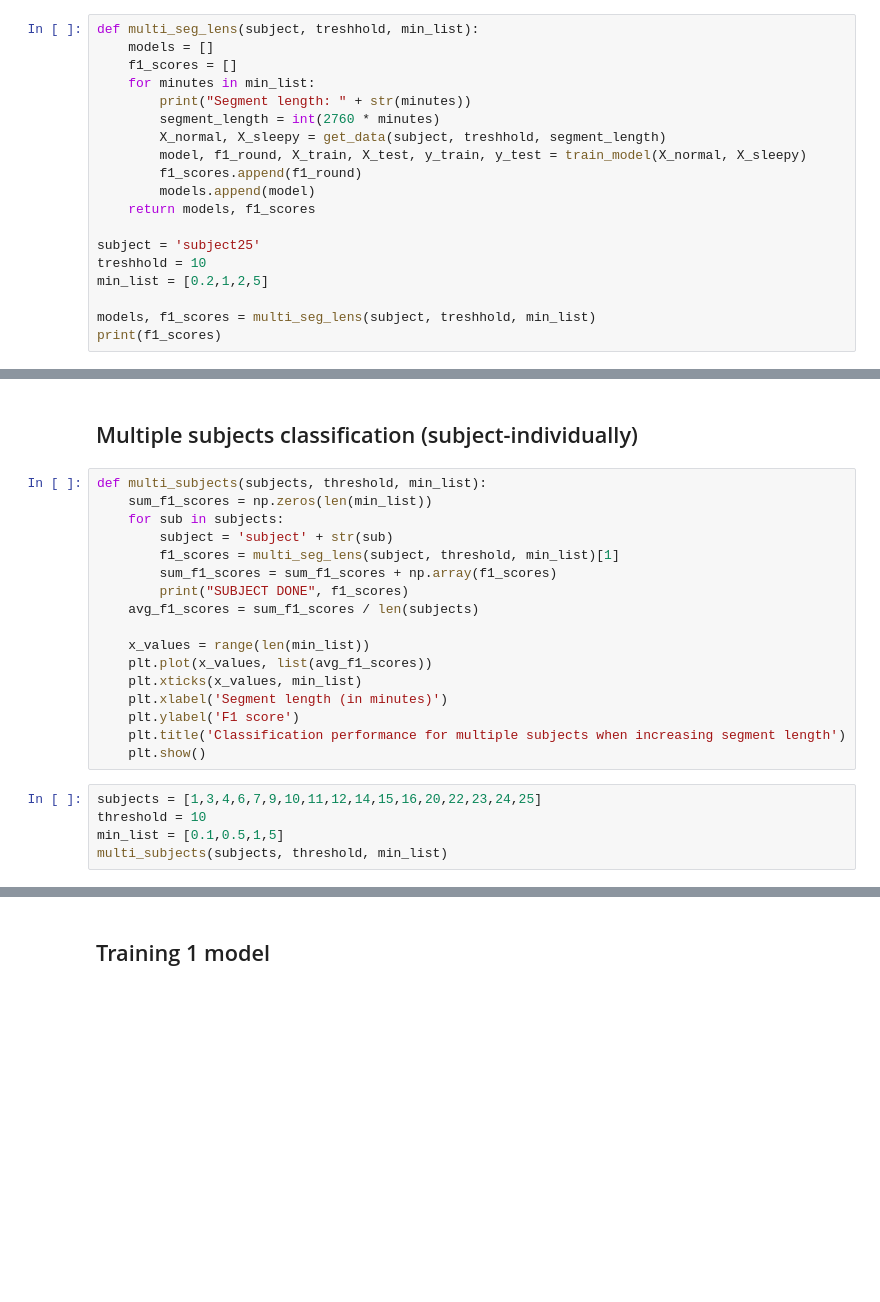
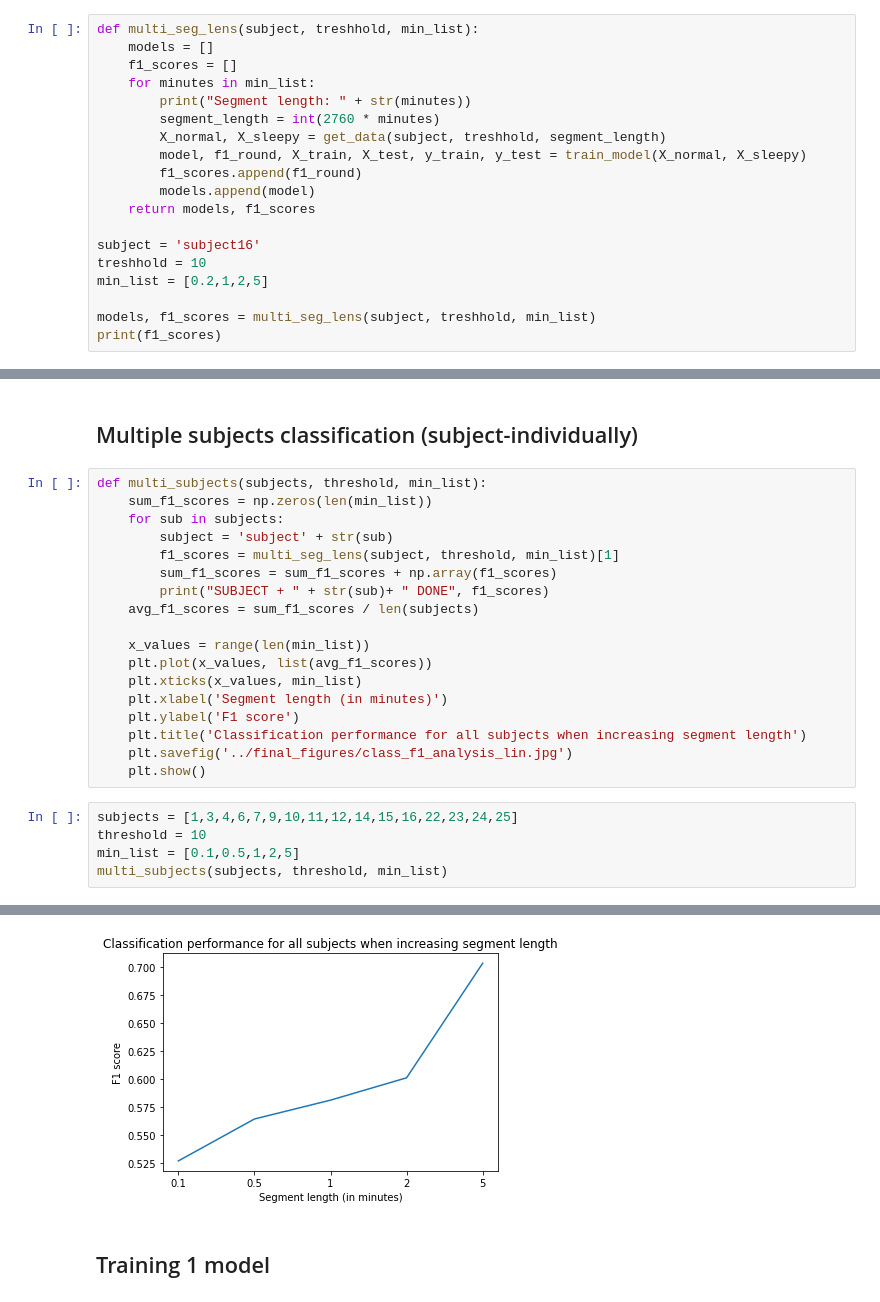
Before and after one commit to fruste/driver-drowsiness, a Jupyter notebook: code/classification.ipynb, the cells around one changed output, grey strips where cells are left out. Cells and saved outputs as stored; diff of their text form; blank space fills up the shorter version.

```diff
--- a/code/classification.ipynb
+++ b/code/classification.ipynb
@@ -66,7 +66,7 @@ def multi_seg_lens(subject, treshhold, min_list):
         models.append(model)
     return models, f1_scores
 
-subject = 'subject25'
+subject = 'subject16'
 treshhold = 10
 min_list = [0.2,1,2,5]
 
@@ -95,7 +110,7 @@ def multi_subjects(subjects, threshold, min_list):
         subject = 'subject' + str(sub)
         f1_scores = multi_seg_lens(subject, threshold, min_list)[1]
         sum_f1_scores = sum_f1_scores + np.array(f1_scores)
-        print("SUBJECT DONE", f1_scores)
+        print("SUBJECT + " + str(sub)+ " DONE", f1_scores)
     avg_f1_scores = sum_f1_scores / len(subjects)
 
     x_values = range(len(min_list))
@@ -103,12 +118,13 @@ def multi_subjects(subjects, threshold, min_list):
     plt.xticks(x_values, min_list)
     plt.xlabel('Segment length (in minutes)')
     plt.ylabel('F1 score')
-    plt.title('Classification performance for multiple subjects when increasing segment length')
+    plt.title('Classification performance for all subjects when increasing segment length')
+    plt.savefig('../final_figures/class_f1_analysis_lin.jpg')
     plt.show()
 # %%
-subjects = [1,3,4,6,7,9,10,11,12,14,15,16,20,22,23,24,25]
+subjects = [1,3,4,6,7,9,10,11,12,14,15,16,22,23,24,25]
 threshold = 10
-min_list = [0.1,0.5,1,5]
+min_list = [0.1,0.5,1,2,5]
 multi_subjects(subjects, threshold, min_list)
 # %% [output]
 Segment length: 0.1
@@ -132,3 +164,4 @@ IndexError: too many indices for array: array is 1-dimensional, but 2 were index
+[figure, added]
 # %% [markdown]
 ## Training 1 model
 # %%
```
Also changed, not shown: parts of 2 cells of this notebook, 23 other files.
